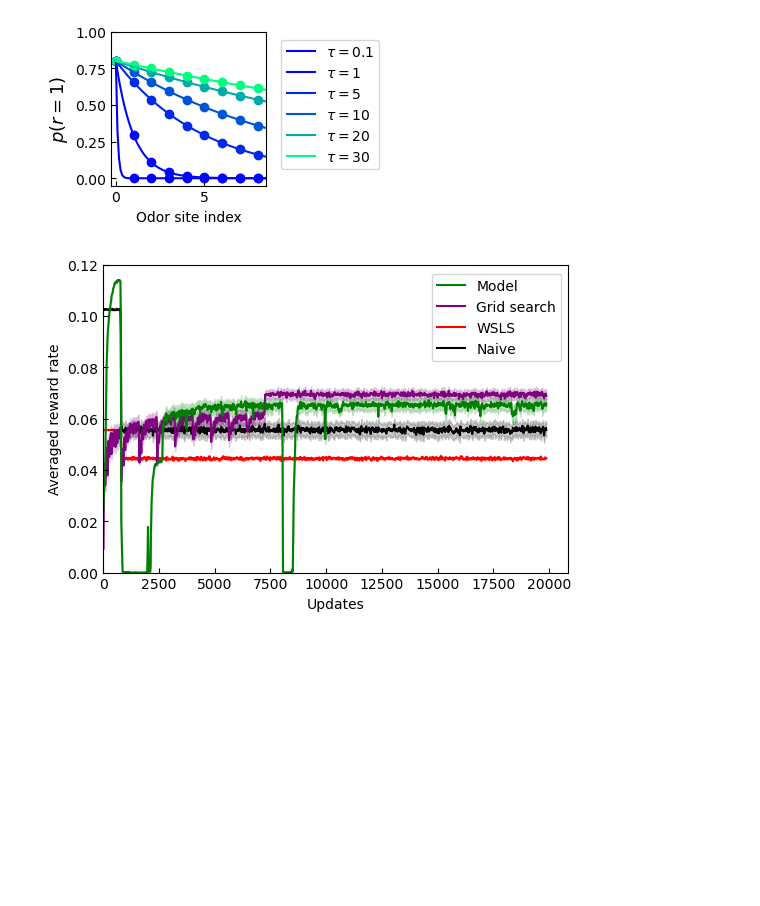
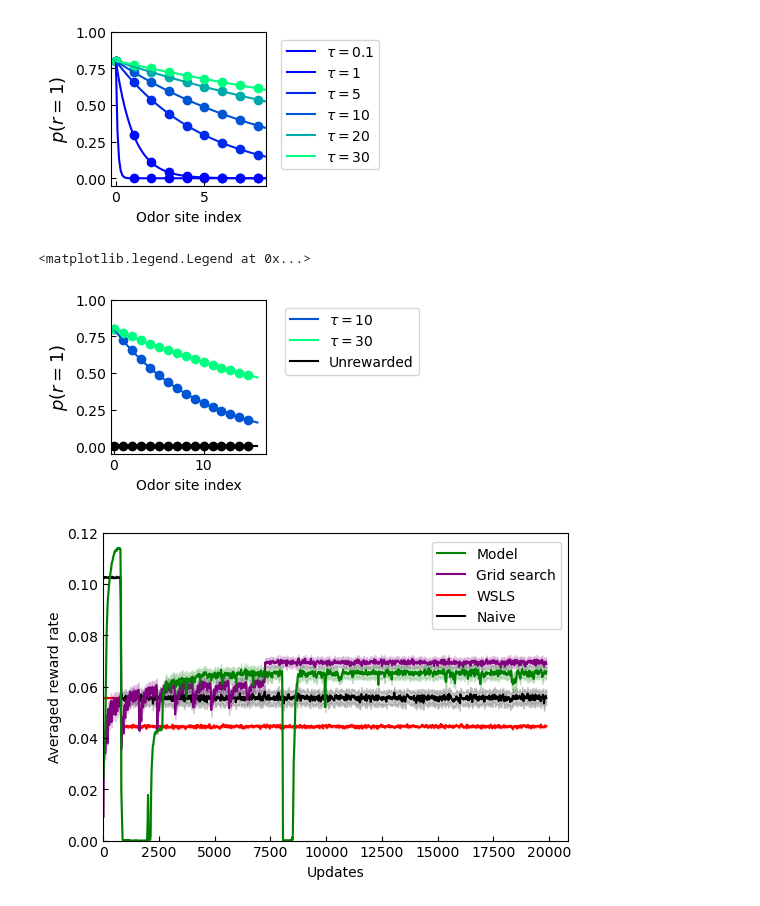
Before and after one commit to davidgbe/favorably_connected, a Jupyter notebook: notebooks/learning_baseline_exp_stoch_rewards.ipynb, the cells around one changed output. Drawn from its saved outputs; the diff is of its cells as text; code cells hidden in the pictures; blank space fills up the shorter version.

```diff
--- a/notebooks/learning_baseline_exp_stoch_rewards.ipynb
+++ b/notebooks/learning_baseline_exp_stoch_rewards.ipynb
@@ -43,6 +43,34 @@ fig.legend(bbox_to_anchor=(1.5, 0.875))
 # %% [output]
 <matplotlib.legend.Legend at 0x...>
 [figure]
+# %%
+scale = 0.5
+fig, axs = plt.subplots(1, 1, figsize=(4 * scale, 4 * scale))
+axs.tick_params(axis='both', direction='in')
+
+cmap = mpl.colormaps['winter']
+
+s = np.arange(0, 16)
+x = np.linspace(0, 16, 100)
+a = 0.8
+
+for i, reward_param in enumerate([10, 30]):
+    pr_disc = a * np.exp(-s/reward_param)
+    pr_cont = a * np.exp(-x/reward_param)
+    axs.plot(x, pr_cont, label=r'$\tau = $' + f'{reward_param}', c=cmap(reward_param / 30))
+    axs.scatter(s, pr_disc, c=cmap(reward_param / 30))
+
+axs.plot(x, [0] * len(x), c='black', label='Unrewarded')
+axs.scatter(s, [0] * len(s), c='black')
+
+axs.set_ylabel(r'$p(r=1)$', fontsize=13)
+axs.set_xlabel('Odor site index')
+axs.set_xlim(-0.25, 17)
+axs.set_ylim(-0.05, 1)
+fig.legend(bbox_to_anchor=(1.7, 0.875))
+# %% [output]
+<matplotlib.legend.Legend at 0x...>
+[figure, added]
 # %%
 data_dir = '../data/rl_agent_outputs/det_reward_to_stoch_long_trials_max_reward_decay_30_2024-08-29_17_06_50_928811/reward_rates'
 reduced_data = load_data(os.path.join(data_dir, '*.npy'))
```
Also changed, not shown: parts of 10 cells of this notebook, 5 other files.
